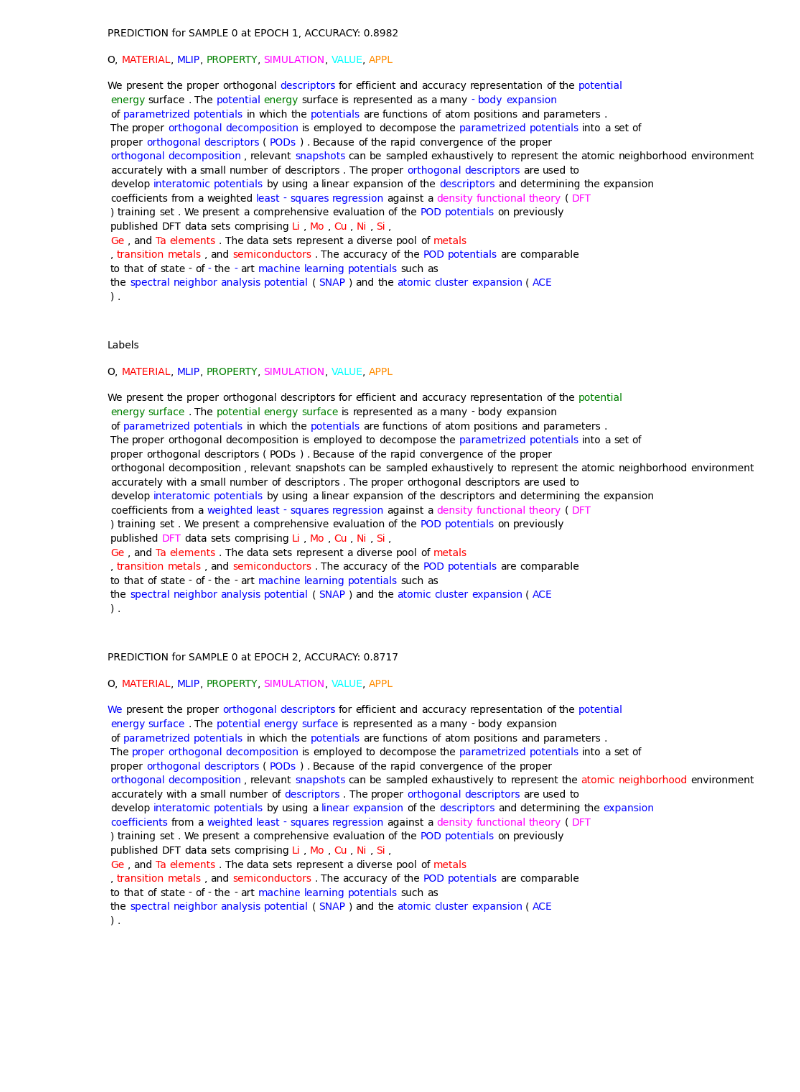
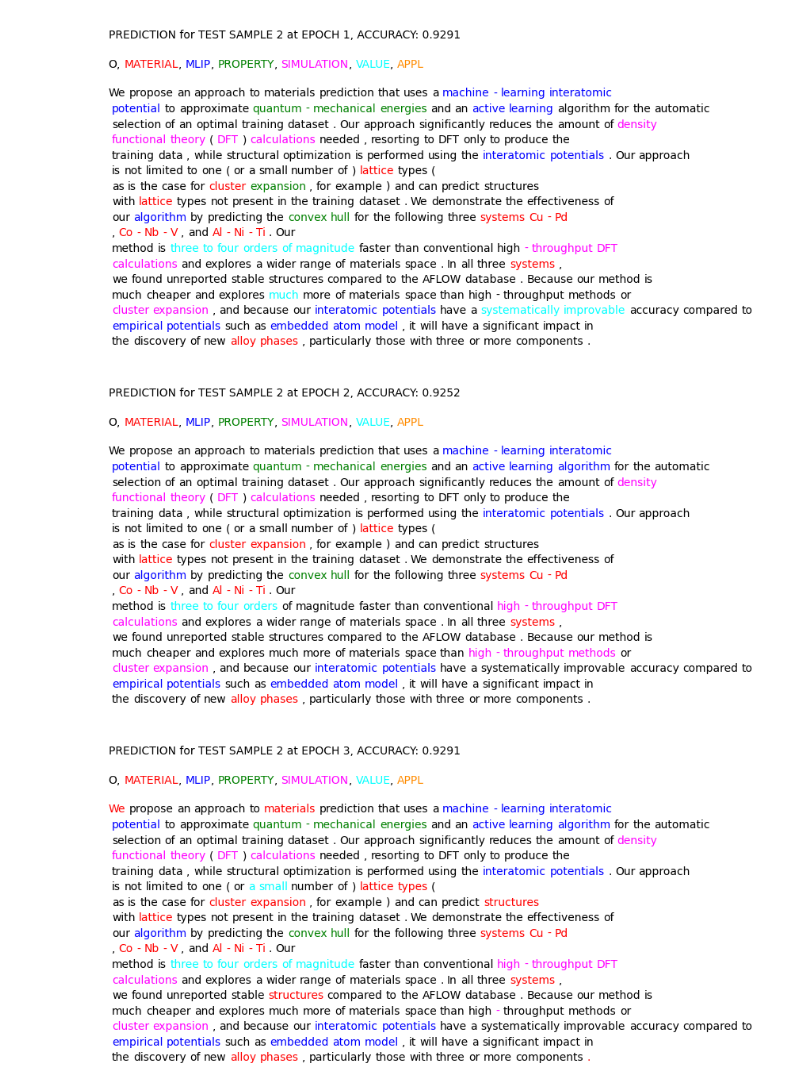
Before and after one commit to BOWENmeZHENG/Bert-NER, a Jupyter notebook: viz_prev.ipynb, the cells around one changed output. Drawn from its saved outputs; the diff is of its cells as text; code cells hidden in the pictures; blank space fills up the shorter version.

```diff
--- a/viz_prev.ipynb
+++ b/viz_prev.ipynb
@@ -23,48 +30,50 @@ for item in os.listdir('saved_models/'):
 # %%
 # Load and visualize previous test data
-model_name = '2024-04-09_n_0_b_1_s_18_l_512_w_[0.3, 1.0, 1.0, 0.5, 1.0, 1.0, 1.0]_l_0.0001'
-epochs = [1, 2, 3]
-sample_ids = [0]
+model_name = '2024-04-10_n_0_b_1_s_222_l_512_w_[0.3, 1.0, 1.0, 0.5, 1.0, 1.0, 1.0]_l_0.0001'
+plot_labels = False
+epochs = [1, 2, 3, 4, 5, 6]
+sample_ids = [2]
 for epoch in epochs:
     for sample_id in sample_ids:
         sample_file = f'saved_models/{model_name}/{model_name}_e_{epoch}_test_{sample_id}.json'
         with open(sample_file) as f:
             for jsonObj in f:
                 record = json.loads(jsonObj)
         # calculate accuracy
         counts = 0
         for ii in range(len(record['pred'])):
             if record['pred'][ii] == record['labels'][ii]:
                 counts += 1
         accuracy = counts / len(record['pred'])
 
         colors = ['black', 'red', 'blue', 'green', 'magenta', 'cyan', 'darkorange']
         word_list_marked = ['<' + w + '>' for w in record['words']]
         markers_labels = [{"color": colors[i]} for i in record['labels']]
         markers_pred = [{"color": colors[i]} for i in record['pred']]
         j = 0
         for i in range(len(record['words'])):
             if (i + 1) % 15 == 0:
                 word_list_marked.insert(i + j, '\n')
                 j += 1
 
         fig, ax = plt.subplots()
         ax.set_axis_off()
-        HighlightText(x=0., y=1.0, s=f'PREDICTION for SAMPLE {sample_id} at EPOCH {epoch}, ACCURACY: {accuracy:.4f}', ax=ax)
+        HighlightText(x=0., y=1.0, s=f'PREDICTION for TEST SAMPLE {sample_id} at EPOCH {epoch}, ACCURACY: {accuracy:.4f}', ax=ax)
         HighlightText(x=0., y=0.9, s='<O>, <MATERIAL>, <MLIP>, <PROPERTY>, <SIMULATION>, <VALUE>, <APPL>',
                       highlight_textprops=[{"color": c} for c in colors], ax=ax)
         HighlightText(x=0., y=0.8, s=' '.join(word_list_marked),
                       highlight_textprops=markers_pred, ax=ax)
         plt.show()
-        fig, ax = plt.subplots()
-        ax.set_axis_off()
-        HighlightText(x=0., y=1.0, s='Labels', ax=ax)
-        HighlightText(x=0., y=0.9, s='<O>, <MATERIAL>, <MLIP>, <PROPERTY>, <SIMULATION>, <VALUE>, <APPL>',
-                      highlight_textprops=[{"color": c} for c in colors], ax=ax)
-        HighlightText(x=0., y=0.8, s=' '.join(word_list_marked),
-                      highlight_textprops=markers_labels, ax=ax)
-        plt.show()
+if plot_labels:
+    fig, ax = plt.subplots()
+    ax.set_axis_off()
+    HighlightText(x=0., y=1.0, s='Labels', ax=ax)
+    HighlightText(x=0., y=0.9, s='<O>, <MATERIAL>, <MLIP>, <PROPERTY>, <SIMULATION>, <VALUE>, <APPL>',
+                  highlight_textprops=[{"color": c} for c in colors], ax=ax)
+    HighlightText(x=0., y=0.8, s=' '.join(word_list_marked),
+                  highlight_textprops=markers_labels, ax=ax)
+    plt.show()
 # %% [output]
-[figure, old version]
+[figure, new version]
-[figure, old version]
+[figure, new version]
-[figure, old version]
+[figure, new version]
```
Also changed, not shown: parts of 4 cells of this notebook, 4 other files.
